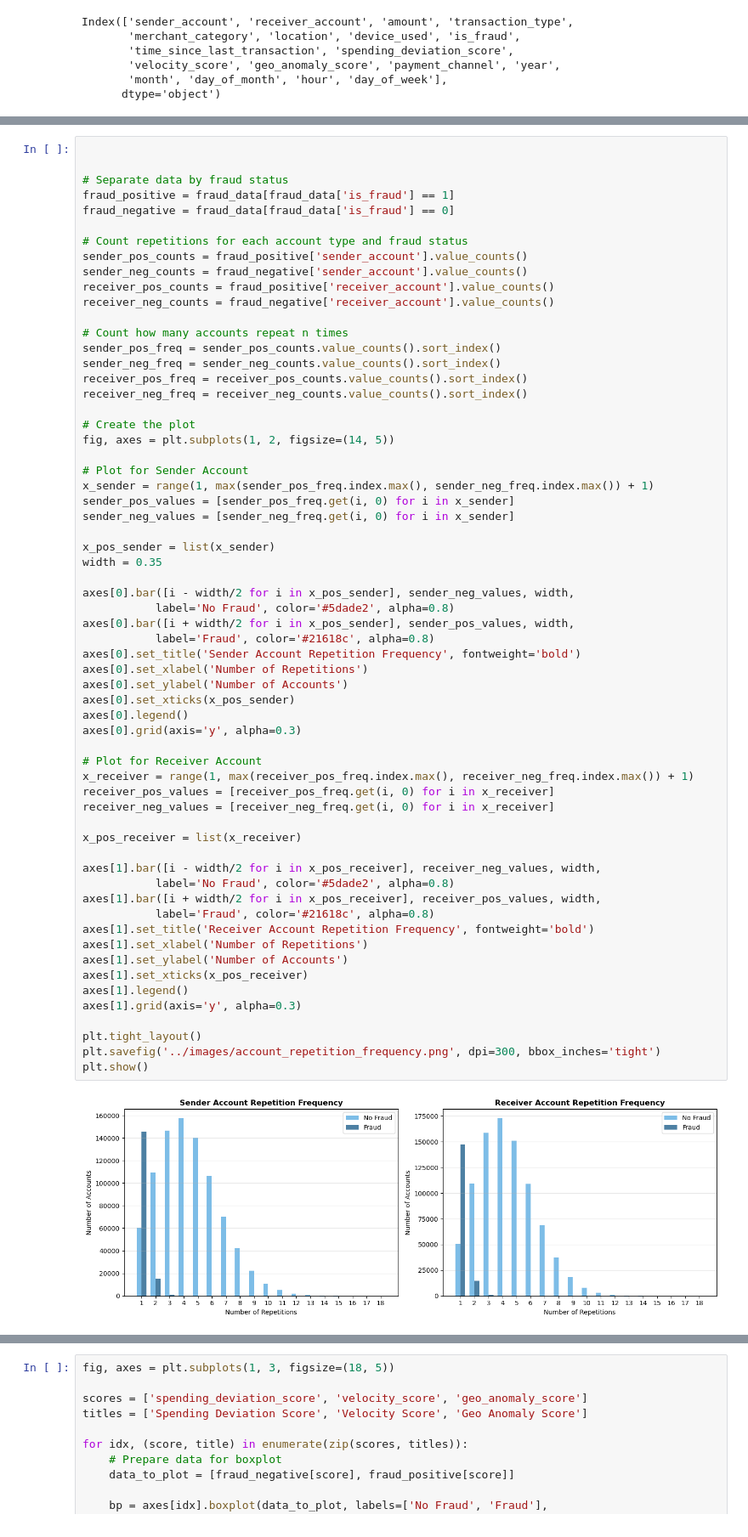
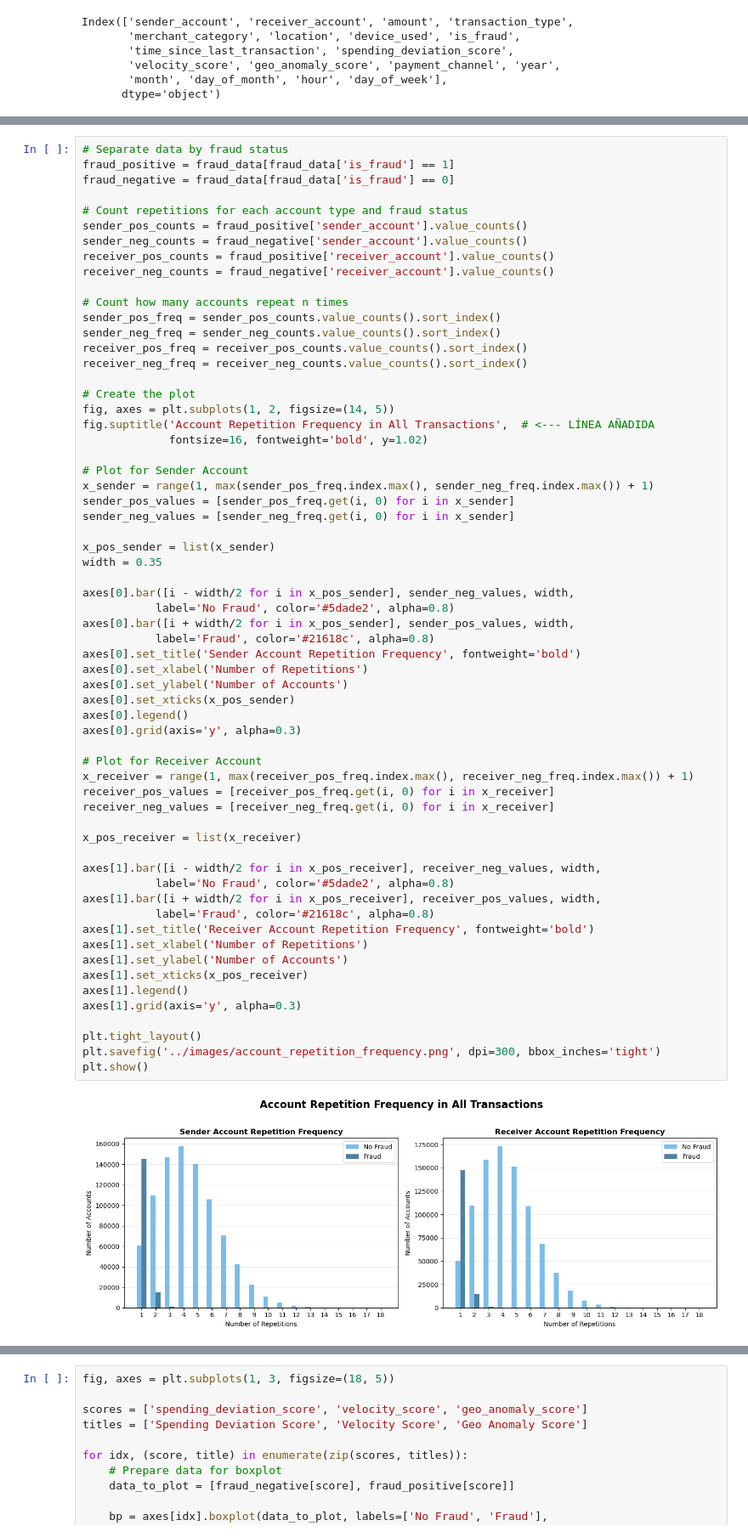
Before and after one commit to mlopezza/financial_fraud_detection_project, a Jupyter notebook: data/data_visualization.ipynb, the cells around one changed output, grey strips where cells are left out. Shown at 85% size. Cells and saved outputs as stored; diff of their text form.

Commit message:
to add some new images with title

```diff
--- a/data/data_visualization.ipynb
+++ b/data/data_visualization.ipynb
@@ -218,6 +220,4 @@ plt.show()
 # %%
-
-
 # Separate data by fraud status
 fraud_positive = fraud_data[fraud_data['is_fraud'] == 1]
 fraud_negative = fraud_data[fraud_data['is_fraud'] == 0]
@@ -236,6 +236,8 @@ receiver_neg_freq = receiver_neg_counts.value_counts().sort_index()
 
 # Create the plot
 fig, axes = plt.subplots(1, 2, figsize=(14, 5))
+fig.suptitle('Account Repetition Frequency in All Transactions',  # <--- LÍNEA AÑADIDA
+             fontsize=16, fontweight='bold', y=1.02)
 
 # Plot for Sender Account
 x_sender = range(1, max(sender_pos_freq.index.max(), sender_neg_freq.index.max()) + 1)
@@ -251,34 +253,34 @@ axes[0].bar([i + width/2 for i in x_pos_sender], sender_pos_values, width,
            label='Fraud', color='#21618c', alpha=0.8)
 axes[0].set_title('Sender Account Repetition Frequency', fontweight='bold')
 axes[0].set_xlabel('Number of Repetitions')
 axes[0].set_ylabel('Number of Accounts')
 axes[0].set_xticks(x_pos_sender)
 axes[0].legend()
 axes[0].grid(axis='y', alpha=0.3)
 
 # Plot for Receiver Account
 x_receiver = range(1, max(receiver_pos_freq.index.max(), receiver_neg_freq.index.max()) + 1)
 receiver_pos_values = [receiver_pos_freq.get(i, 0) for i in x_receiver]
 receiver_neg_values = [receiver_neg_freq.get(i, 0) for i in x_receiver]
 
 x_pos_receiver = list(x_receiver)
 
 axes[1].bar([i - width/2 for i in x_pos_receiver], receiver_neg_values, width,
            label='No Fraud', color='#5dade2', alpha=0.8)
 axes[1].bar([i + width/2 for i in x_pos_receiver], receiver_pos_values, width,
            label='Fraud', color='#21618c', alpha=0.8)
 axes[1].set_title('Receiver Account Repetition Frequency', fontweight='bold')
 axes[1].set_xlabel('Number of Repetitions')
 axes[1].set_ylabel('Number of Accounts')
 axes[1].set_xticks(x_pos_receiver)
 axes[1].legend()
 axes[1].grid(axis='y', alpha=0.3)
 
 plt.tight_layout()
 plt.savefig('../images/account_repetition_frequency.png', dpi=300, bbox_inches='tight')
 plt.show()
 # %% [output]
-[figure, old version]
+[figure, new version]
 # %%
 #Filter only fraud cases
 fraud_positive = fraud_data[fraud_data['is_fraud'] == 1]
```
Also changed, not shown: parts of 4 cells of this notebook, 6 other files.
